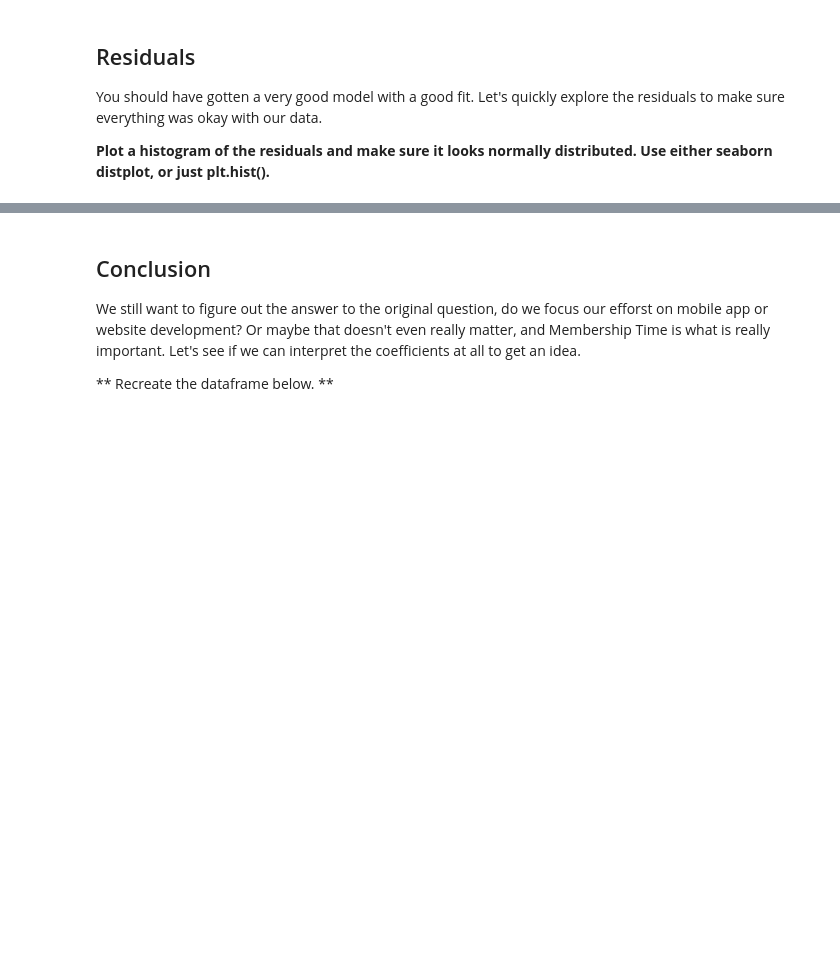
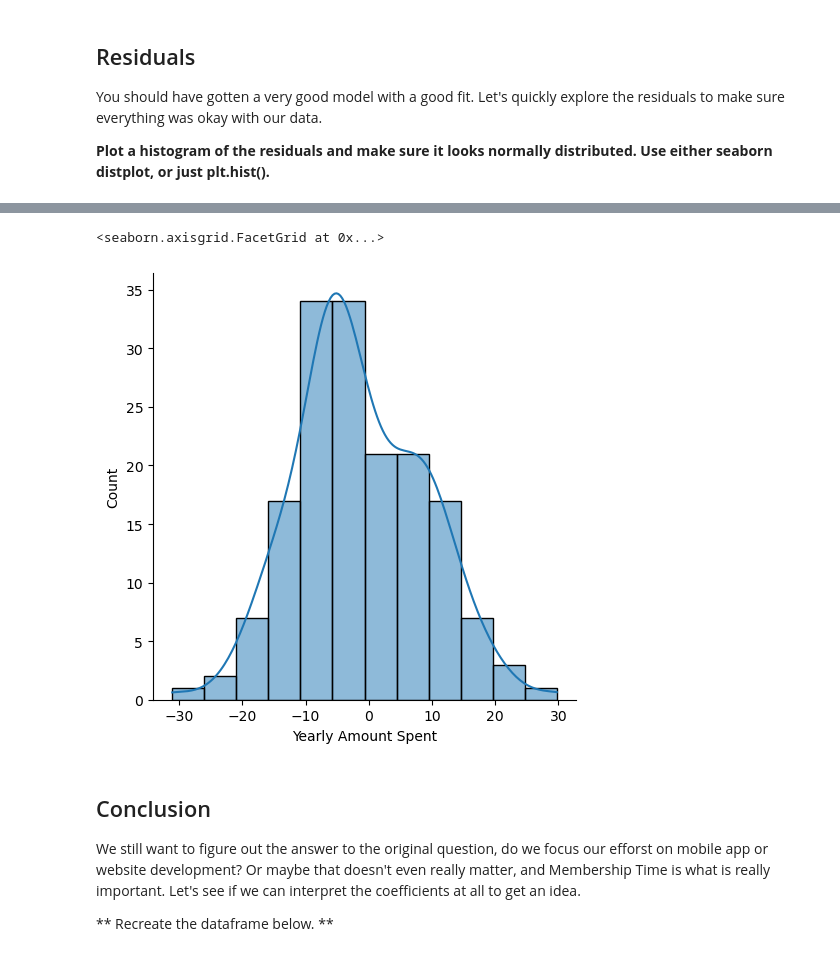
Before and after one commit to azhermurad/machine_learning_with_python, a Jupyter notebook: Linear Regression/Linear Regression Project.ipynb, the cells around one changed output, grey strips where cells are left out. Cells and saved outputs as stored; diff of their text form; code cells hidden in the pictures; blank space fills up the shorter version.

```diff
--- a/Linear Regression/Linear Regression Project.ipynb
+++ b/Linear Regression/Linear Regression Project.ipynb
@@ -196,3 +256,8 @@ You should have gotten a very good model with a good fit. Let's quickly explore
+# %%
+sns.displot((y_test-prediction), kde=True)
+# %% [output]
+<seaborn.axisgrid.FacetGrid at 0x...>
+[figure, added]
 # %% [markdown]
 ## Conclusion
 We still want to figure out the answer to the original question, do we focus our efforst on mobile app or website development? Or maybe that doesn't even really matter, and Membership Time is what is really important.  Let's see if we can interpret the coefficients at all to get an idea.
```
Also changed, not shown: parts of 31 cells of this notebook.
